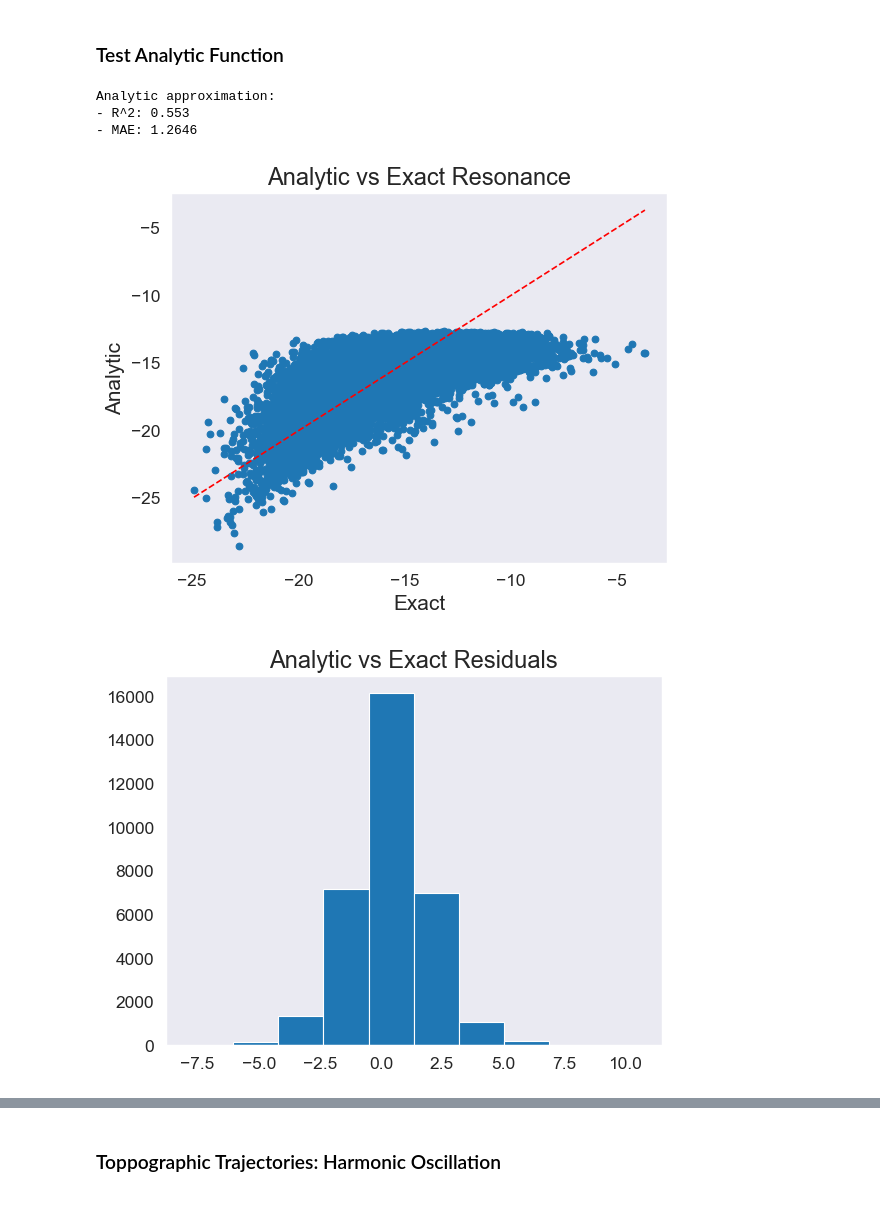
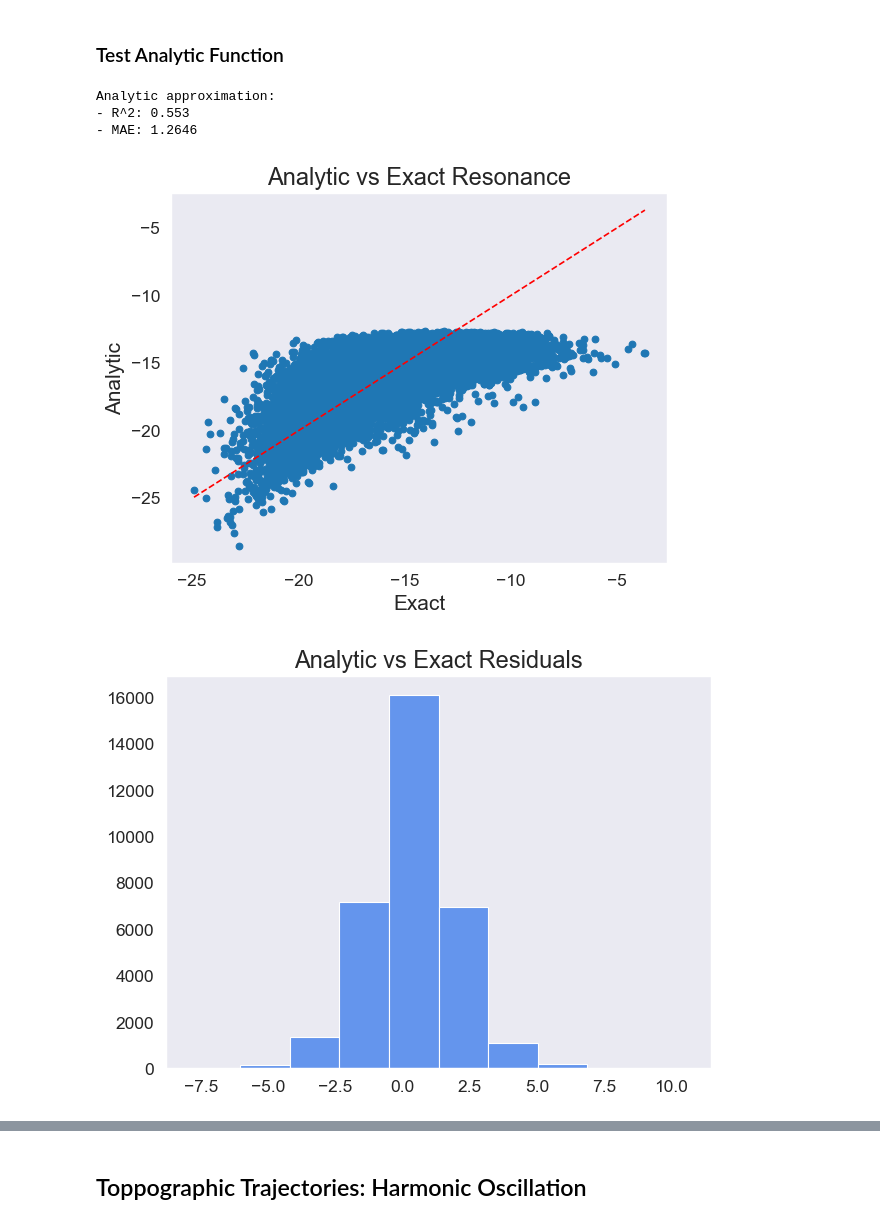
Before and after one commit to jgsoltes/Spacetime-KDE, a Jupyter notebook: Universe_KDE.ipynb, the cells around one changed output, grey strips where cells are left out. Drawn from its saved outputs; the diff is of its cells as text; code cells hidden in the pictures.

Commit message:
Polished with trajectories

```diff
--- a/Universe_KDE.ipynb
+++ b/Universe_KDE.ipynb
@@ -28,7 +28,7 @@ sns.set_context("paper", font_scale=1.2, rc={
     "xtick.labelsize": 12.5,
     "ytick.labelsize": 12.5
 })
-plot_resolution = 'low'
+plot_resolution = 'high'
 history_path = 'spacetime_histories.csv'
 
 ### physical constants
@@ -1354,7 +1404,6 @@ plot_points_1d = 2**17 if plot_resolution == 'high' else 2**10
 plot_resolution_2d = 2**9 if plot_resolution == 'high' else 2**7
 
 # misc parameters
-sns.set_style('dark')
 warnings.filterwarnings('ignore', category=UserWarning)
 warnings.filterwarnings('ignore', category=RuntimeWarning)
 pd.set_option('display.max_columns',None)
@@ -1392,8 +1441,8 @@ df_physics = analyze_coordinate(ensemble_exponents)
 display(df_physics.head(5))
 
 prob_1d, res_2d, ensemble_1d = pca_kde() # principal axes
-pca_kde_accumulation()
 spectral_analysis(ensemble_exponents,metric='nec') # spectral decompositiion
+# pca_kde_accumulation()
 # %% [output]
 Occupancy: 0.254 ± 0.000979
 Differential Entropy: 94.04% ± 1.4891%
@@ -1940,10 +1868,9 @@ def dw(x):
     return np.square(np.square(x) - 1)
 def qt(x): return np.power(x,4)
 def test_analytic_approximation():
-    # raw_shape = (-(b**2+g**2+k**2) + b*(g-k) + lor(a_dd**4/(m))).reshape(-1,1) # skeleton (without constants)
-    raw_shape = ((-1/2)*(b**2 + g**2 + k**2) + (1/3)*b*(g-k) + lor(a_dd**4 / m))
+    # analytic_skeleton = (-(b**2+g**2+k**2) + b*(g-k) + lor(a_dd**4/(m))).reshape(-1,1) # skeleton (without constants)
+    raw_shape = ((-1/2)*(b**2 + g**2 + k**2) + (1/3)*b*(g-k) + lor(a_dd**4 / m)) # (with constants)
     ups_analytical = (2 * np.pi) * (raw_shape - 3)
-
 
     # result metrics
     residual = ups_kde.flatten() - ups_analytical
@@ -1955,6 +1882,7 @@ def test_analytic_approximation():
 
     return ups_analytical, residual
 
+
 def plot_analytic_vs_kde(ensemble_zero_1d, ups_vals, x_range_kde, probability_kde):
     '''
     Visualizes the analytic function distribution compared to the exact KDE.
@@ -1965,61 +1893,60 @@ def plot_analytic_vs_kde(ensemble_zero_1d, ups_vals, x_range_kde, probability_kd
     # normalize
     prob_analytical /= np.max(prob_analytical)
 
+    # plot exact KDE values
     plt.figure(figsize=(9, 6))
 
-    # plot exact KDE values
     plt.plot(x_range_kde.flatten(), probability_kde, color='cornflowerblue',
-             lw=3, label='Exact Lorentzian KDE', zorder=2)
+             lw=3, label='Exact KDE', zorder=2)
     plt.fill_between(x_range_kde.flatten(), probability_kde, color='cornflowerblue', alpha=0.1)
 
     # plot analytic approximation
     plt.scatter(ensemble_zero_1d.flatten(), prob_analytical, color='darkorange',
-                s=1, alpha=0.33, label='Analytic Prediction', zorder=1)
+                s=1, alpha=0.33, label='Analytic Approx.', zorder=1)
 
     # average over bins
     df_plot = pd.DataFrame({'x': ensemble_zero_1d.flatten(), 'y': prob_analytical})
-    df_plot['bin'] = pd.cut(df_plot['x'], bins=100)
-    binned_avg = df_plot.groupby('bin', observed=False)['y'].mean()
-    bin_centers = df_plot.groupby('bin', observed=False)['x'].mean()
-    plt.plot(bin_centers, binned_avg, color='red', lw=2, linestyle='--',
-             label='Analytic Mean Trend', zorder=3)
 
-    plt.title("Exact KDE vs. Analytic Approximation", fontweight='bold')
-    plt.xlabel(r"Principal Axis ($PC_\Upsilon$)", fontweight='bold')
-    plt.ylabel("Normalized Density", fontweight='bold')
+    plt.title("Exact KDE vs. Analytic Approximation")
+    plt.xlabel(r"Principal Axis ($PC_\Upsilon$)")
+    plt.ylabel("Normalized Density")
     plt.legend()
     plt.xlim(-3.33, 3.33)
     plt.ylim(0, 1.05)
-    plt.grid(True, alpha=0.2)
     plt.tight_layout()
+    plt.savefig('plots/symbolic_distribution.png')
     plt.show()
 
 # compare analytical to KDE resonances
 print('Analytic approximation:')
 ups_vals, res = test_analytic_approximation()
 
 # ### plot
 print()
+# scatter of prediction vs analytic
 plt.scatter(ups_kde, ups_vals)
 plt.plot([ups_kde.min(),ups_kde.max()], [ups_kde.min(),ups_kde.max()], 'r--')
 plt.title('Analytic vs Exact Resonance')
 plt.xlabel('Exact')
 plt.ylabel('Analytic')
 plt.show()
 
-plt.hist(res)
+# residuals
+plt.hist(res, color='cornflowerblue')
 plt.title('Analytic vs Exact Residuals')
+plt.tight_layout()
+plt.savefig('plots/symbolic_residuals.png')
 plt.show()
 
 
 # compare to PCA
 ensemble_zero_1d = ensemble_1d[1]
 x_range_kde = prob_1d[0]
 probability_kde = prob_1d[1]
 plot_analytic_vs_kde(ensemble_zero_1d, ups_vals, x_range_kde, probability_kde)
 # %% [output]
 Analytic approximation:
 - R^2: 0.553
 - MAE: 1.2646
 [figure]
-[figure, old version]
+[figure, new version]
@@ -2027,2 +1954,2 @@ Analytic approximation:
 # %% [markdown]
-### Toppographic Trajectories: Harmonic Oscillation
+## Toppographic Trajectories: Harmonic Oscillation
```
Also changed, not shown: parts of 17 cells of this notebook.
